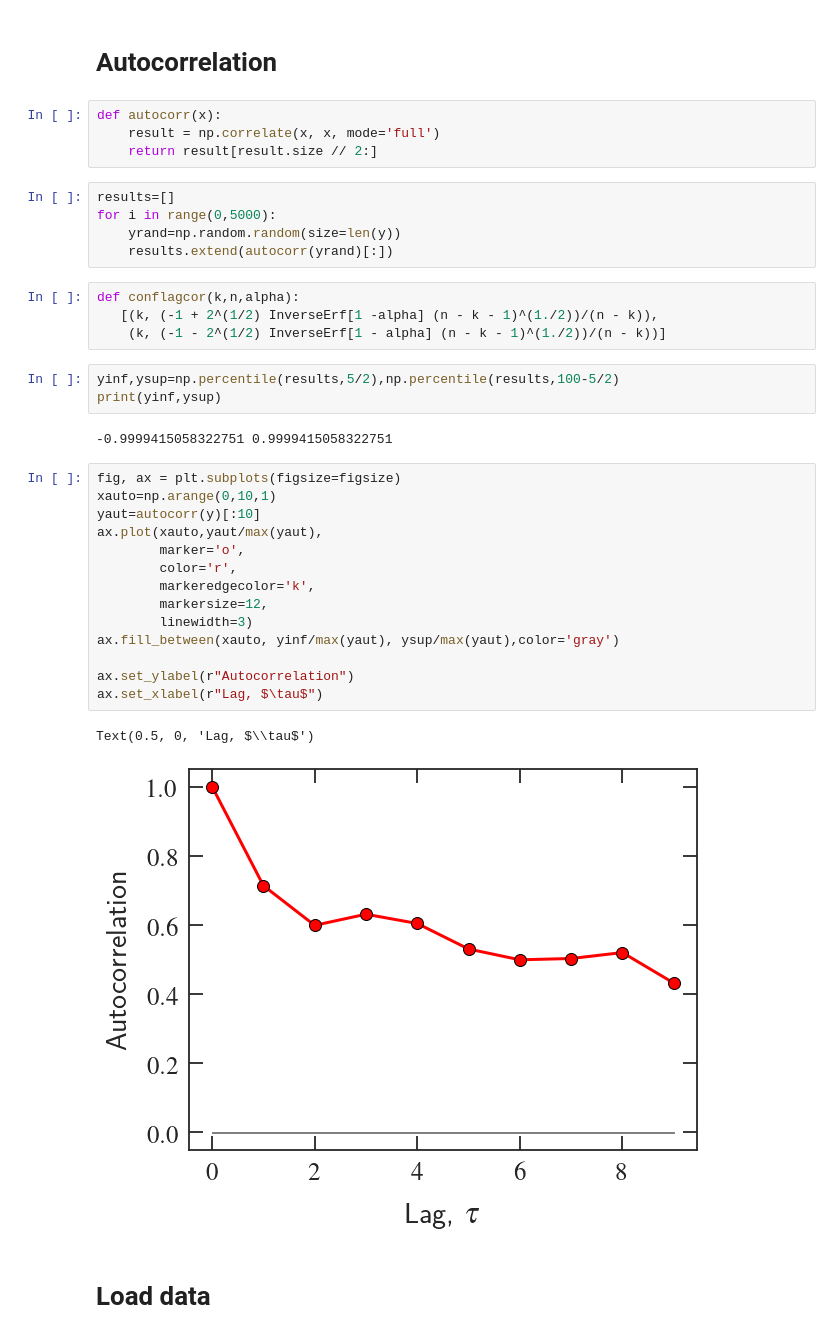
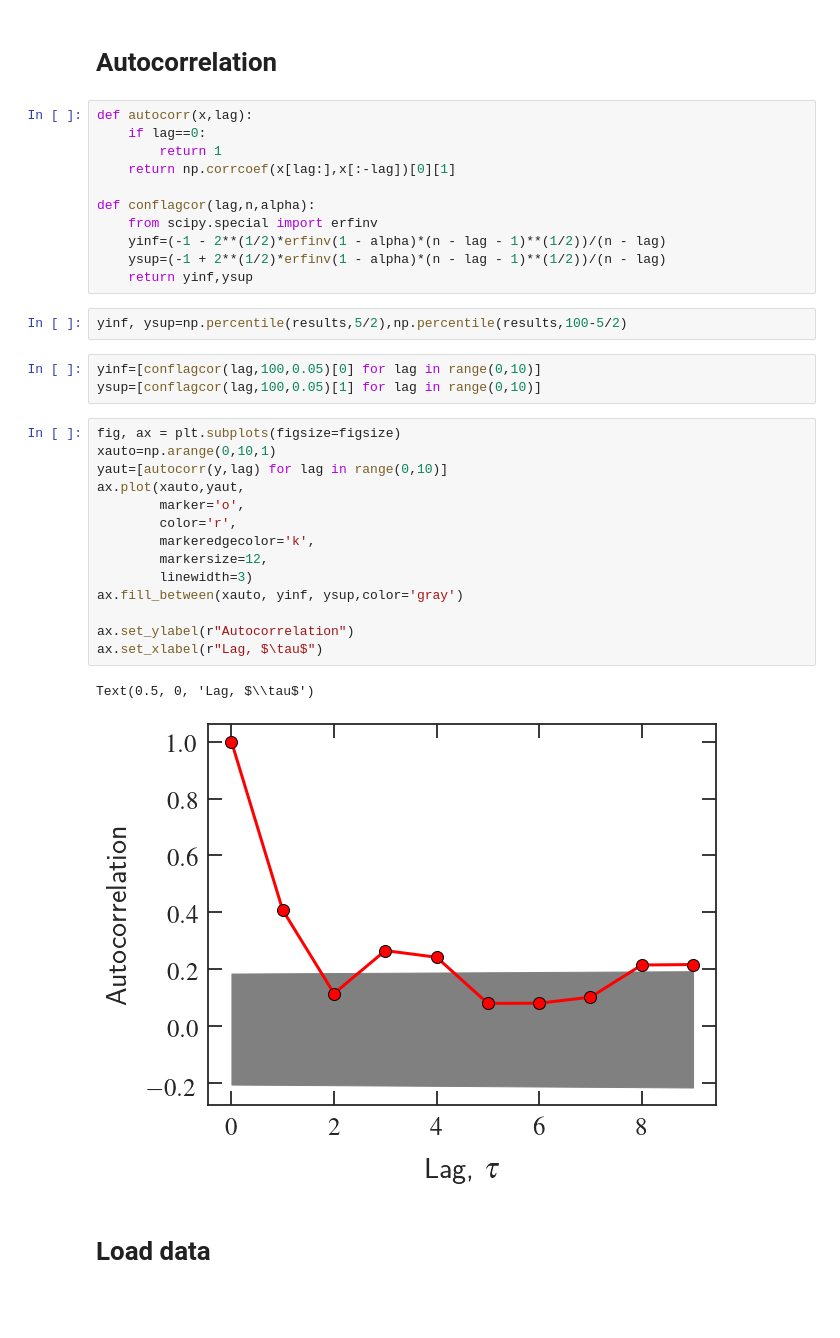
Before and after one commit to lgaalves/AppliedMathSchoolLectures, a Jupyter notebook: day-6-complex-network-analysis-of-corruption/03 - Corruption Network.ipynb, the cells around one changed output. Drawn from its saved outputs; the diff is of its cells as text; blank space fills up the shorter version.

Commit message:
autocorrelation

```diff
--- a/day-6-complex-network-analysis-of-corruption/03 - Corruption Network.ipynb
+++ b/day-6-complex-network-analysis-of-corruption/03 - Corruption Network.ipynb
@@ -291,41 +291,39 @@ Text(0.5, 0, 'Time, $t$')
 [figure]
 # %% [markdown]
 # Autocorrelation
-# %%
-def autocorr(x):
-    result = np.correlate(x, x, mode='full')
-    return result[result.size // 2:]
-# %%
-results=[]
-for i in range(0,5000):
-    yrand=np.random.random(size=len(y))
-    results.extend(autocorr(yrand)[:])
 # %%
-def conflagcor(k,n,alpha):
-   [(k, (-1 + 2^(1/2) InverseErf[1 -alpha] (n - k - 1)^(1./2))/(n - k)),
-    (k, (-1 - 2^(1/2) InverseErf[1 - alpha] (n - k - 1)^(1./2))/(n - k))]
+def autocorr(x,lag):
+    if lag==0:
+        return 1
+    return np.corrcoef(x[lag:],x[:-lag])[0][1]
+
+def conflagcor(lag,n,alpha):
+    from scipy.special import erfinv
+    yinf=(-1 - 2**(1/2)*erfinv(1 - alpha)*(n - lag - 1)**(1/2))/(n - lag)
+    ysup=(-1 + 2**(1/2)*erfinv(1 - alpha)*(n - lag - 1)**(1/2))/(n - lag)
+    return yinf,ysup
 # %%
-yinf,ysup=np.percentile(results,5/2),np.percentile(results,100-5/2)
-print(yinf,ysup)
+yinf, ysup=np.percentile(results,5/2),np.percentile(results,100-5/2)
-# %% [output]
--0.9999415058322751 0.9999415058322751
+# %%
+yinf=[conflagcor(lag,100,0.05)[0] for lag in range(0,10)]
+ysup=[conflagcor(lag,100,0.05)[1] for lag in range(0,10)]
 # %%
 fig, ax = plt.subplots(figsize=figsize)
 xauto=np.arange(0,10,1)
-yaut=autocorr(y)[:10]
-ax.plot(xauto,yaut/max(yaut),
+yaut=[autocorr(y,lag) for lag in range(0,10)]
+ax.plot(xauto,yaut,
         marker='o',
         color='r',
         markeredgecolor='k',
         markersize=12,
         linewidth=3)
-ax.fill_between(xauto, yinf/max(yaut), ysup/max(yaut),color='gray')
+ax.fill_between(xauto, yinf, ysup,color='gray')
 
 ax.set_ylabel(r"Autocorrelation")
 ax.set_xlabel(r"Lag, $\tau$")
 # %% [output]
 Text(0.5, 0, 'Lag, $\\tau$')
-[figure, old version]
+[figure, new version]
 # %% [markdown]
 # Load data
 # %%
```
